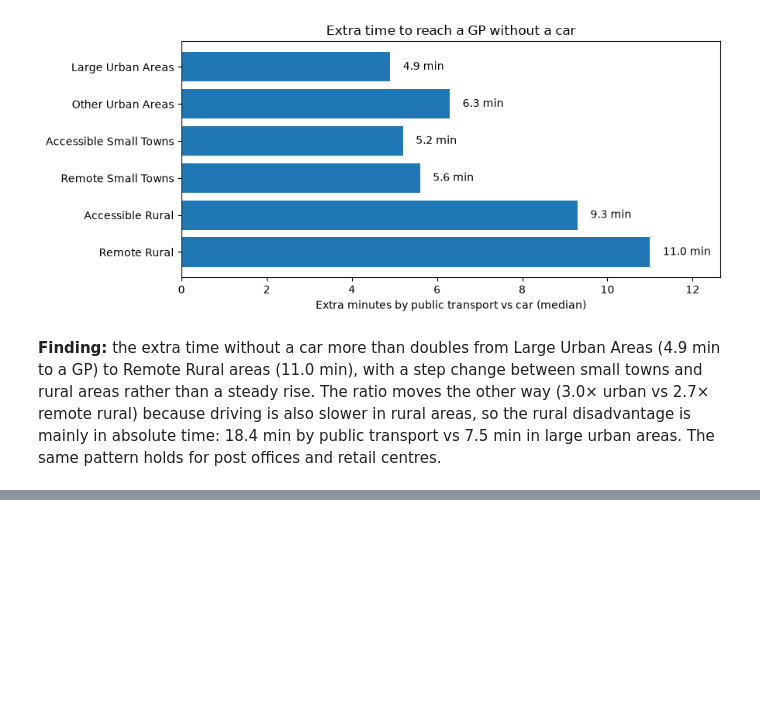
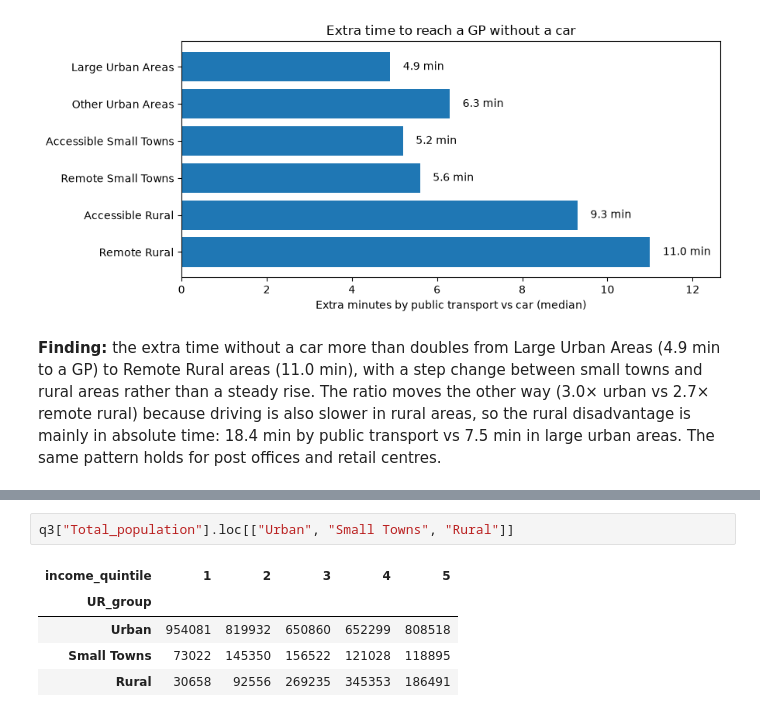
Before and after one commit to AyushK212000/scotland-rural-transport-gap, a Jupyter notebook: notebooks/03_analysis.ipynb, the cells around one changed output, grey strips where cells are left out. Saved outputs shown, nothing was run; the diff lists cells and outputs as text; blank space fills up the shorter version.

```diff
--- a/notebooks/03_analysis.ipynb
+++ b/notebooks/03_analysis.ipynb
@@ -57,0 +147,8 @@ transport vs 7.5 min in large urban areas. The same pattern holds for post offic
+# %%
+q3["Total_population"].loc[["Urban", "Small Towns", "Rural"]]
+# %% [output]
+| income_quintile | 1 | 2 | 3 | 4 | 5 |
+| UR_group |  |  |  |  |  |
+| Urban | 954081 | 819932 | 650860 | 652299 | 808518 |
+| Small Towns | 73022 | 145350 | 156522 | 121028 | 118895 |
+| Rural | 30658 | 92556 | 269235 | 345353 | 186491 |
```
Also changed, not shown: parts of 8 cells of this notebook, 1 other file.
